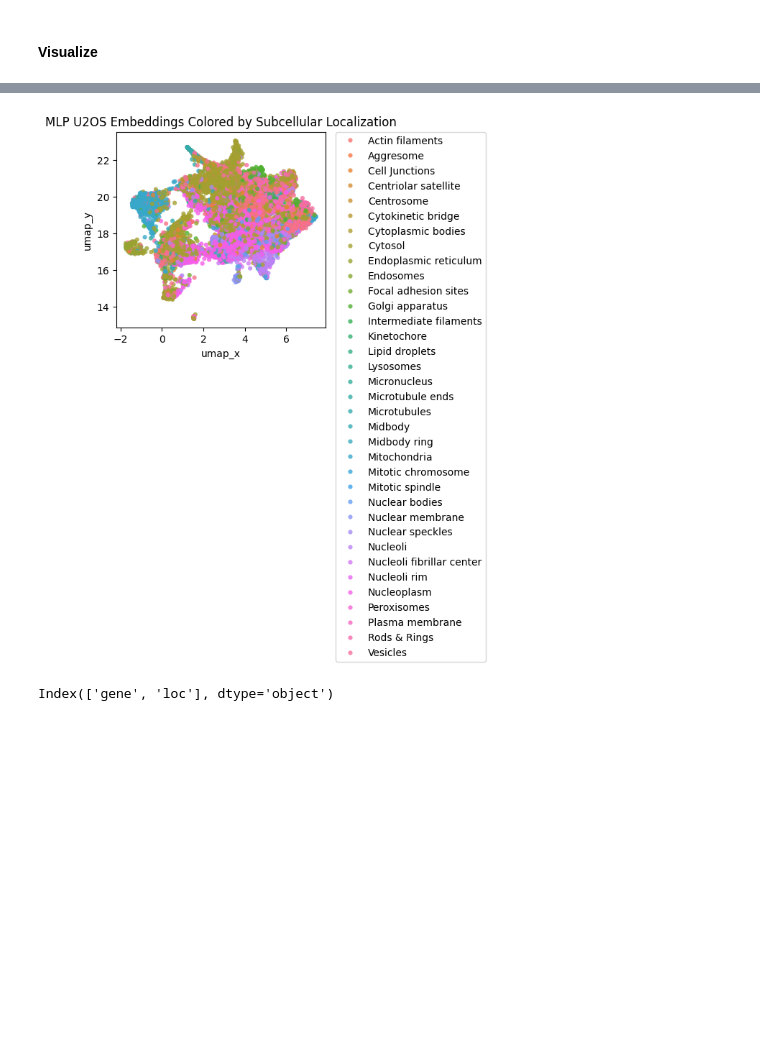
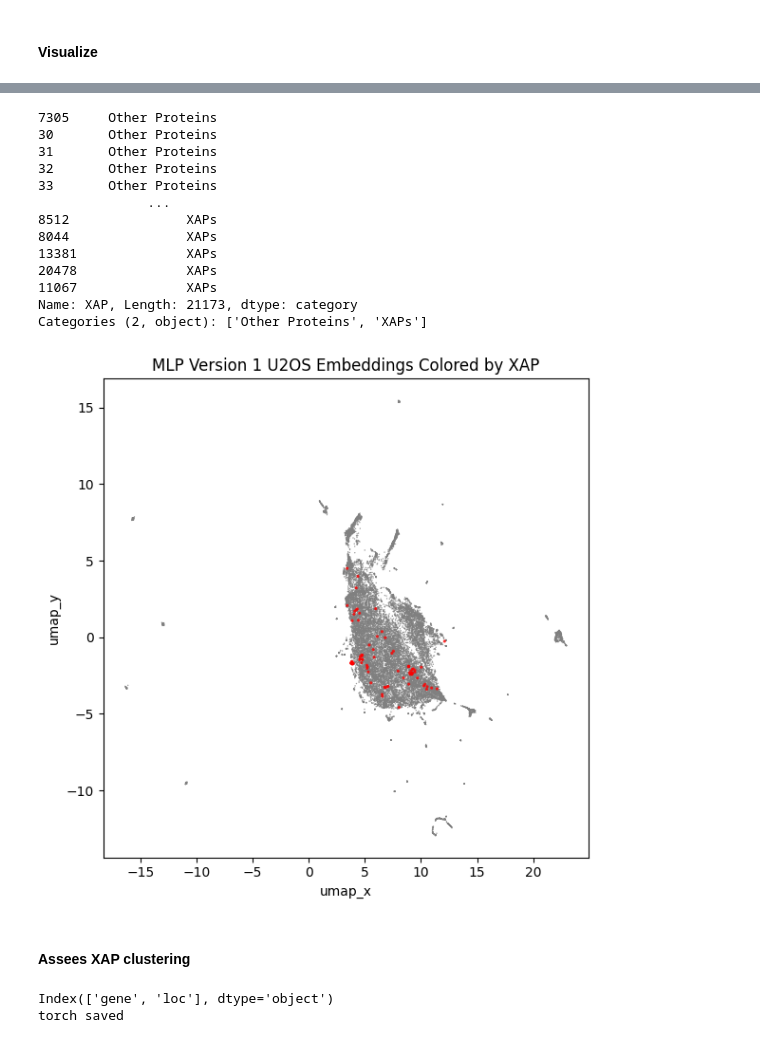
Before and after one commit to samutiti/SubCellNuc, a Jupyter notebook: notebooks/features.ipynb, the cells around one changed output, grey strips where cells are left out. Drawn from its saved outputs; the diff is of its cells as text; code cells hidden in the pictures; blank space fills up the shorter version.

```diff
--- a/notebooks/features.ipynb
+++ b/notebooks/features.ipynb
@@ -146,0 +196,13 @@ mlp_data.write_h5ad(f'{load_dir}/{load_file}')
+# %%
+with open('/scratch/users/samutiti/U54/data/autoantigen_disease_mapping_v2.json', 'r') as f:
+    disease_dict = json.load(f)
+def map_to_disease(gene):
+    try: return disease_dict[gene]
+    except: return 'none'
+
+diseases = [map_to_disease(gene) for gene in mlp_data.obs['gene']]
+mlp_data.obs['disease'] = diseases
+if len(np.unique(mlp_data.obs['disease'])) < 2:
+    raise ValueError('disease labels not properly assigned')
+mlp_data.write_h5ad(f'{load_dir}/{load_file}')
+print(mlp_data)
@@ -150,8 +219,6 @@ mlp_data.write_h5ad(f'{load_dir}/{load_file}')
 mlp_df = mlp_data.obs
 dataframe = mlp_df
 print(dataframe.columns)
-
-dataframe = dataframe.sort_values(by='XAP')
-print(dataframe)
+# print(dataframe)
 # dataframe = dataframe.sort_values(by='loc')
 # %% [output]
@@ -175,33 +239,59 @@ Index(['gene', 'loc', 'leiden_0.3', 'umap_x', 'umap_y', 'XAP'], dtype='object')
 # %%
+colored = 'XAP'
+dataframe = dataframe.sort_values(by=colored)
+print(dataframe[colored])
 plt.figure(figsize=(6, 6))
 sns.scatterplot(
     data=dataframe,
     x="umap_x", # may need to change to 'x'
     y="umap_y", # may need to change to 'y'
-    hue="loc",
-    # palette=["gray", "red"],
-    # palette='hls',
-    # size='XAP',
-    # sizes={'XAPs':5, 'Other Proteins':1}, # 20, 5 OR 5, 1
-    s=20,
+    hue=colored,
+    # hue="loc",
+    palette=["gray", "red"],
+    # palette=["pink", "orange", "yellow", "gray", "red", "magenta", "purple"],
+    size=colored,
+    sizes={'XAPs':5, 'Other Proteins':1}, # 20, 5 OR 5, 1
+    # sizes={'all three':10, 'dermatomyositis':10, 'dermatomyositis & systemic sclerosis':10, 'none':1, 'systemic lupus erythematosus':10, 'systemic sclerosis':10, 'systemic sclerosis & systemic lupus erythematosus':10}, # 20, 5 OR 5, 1
+    # s=2,
     alpha=0.8,
     linewidth=0
 )
 
-plt.title("MLP U2OS Embeddings Colored by Subcellular Localization")
+plt.title(f"MLP Version {version} U2OS Embeddings Colored by {colored}")
 plt.legend(bbox_to_anchor=(1.05, 1), loc="upper left", borderaxespad=0)
-# plt.gca().get_legend().remove() # remove ugly legends
+plt.gca().get_legend().remove() # remove ugly legends
 plt.tight_layout()
 plt.show()
 # %% [output]
+7305     Other Proteins
+30       Other Proteins
+31       Other Proteins
+32       Other Proteins
+33       Other Proteins
+              ...
+8512               XAPs
+8044               XAPs
+13381              XAPs
+20478              XAPs
+11067              XAPs
+Name: XAP, Length: 21173, dtype: category
+Categories (2, object): ['Other Proteins', 'XAPs']
-[figure, old version]
+[figure, new version]
+# %% [markdown]
+#### Assees XAP clustering
 # %%
-# u2os_data_for_analysis = (u2os_emb, u2os_df[['gene']]) # more efficient storage
-mlp_df = mean_mlpv5_u2OS.obs
+# STORE data for both XAP and UMAP analysis
+mlp = mean_mlpv8_u2OS
+version = 8
+
+mlp_df = mlp.obs
 print(mlp_df.columns)
-mlp_data_for_analysis = (mean_mlpv5_u2OS.X, mlp_df)
+mlp_data_for_analysis = (mlp.X, mlp_df)
 
-torch.save(mlp_data_for_analysis, 'mlp_data_v5_mean_u2os_only.pth')
+torch.save(mlp_data_for_analysis, f'mlp_data_v{version}_mean_u2os_only.pth')
+print('torch saved')
+mlp.write_h5ad(f'/scratch/users/samutiti/U54/SubCellNuc/training_V0{version}/inference_U2OS_mean.h5ad')
 # %% [output]
 Index(['gene', 'loc'], dtype='object')
+torch saved
 # %%
```
Also changed, not shown: parts of 12 cells of this notebook, 5 other files.
